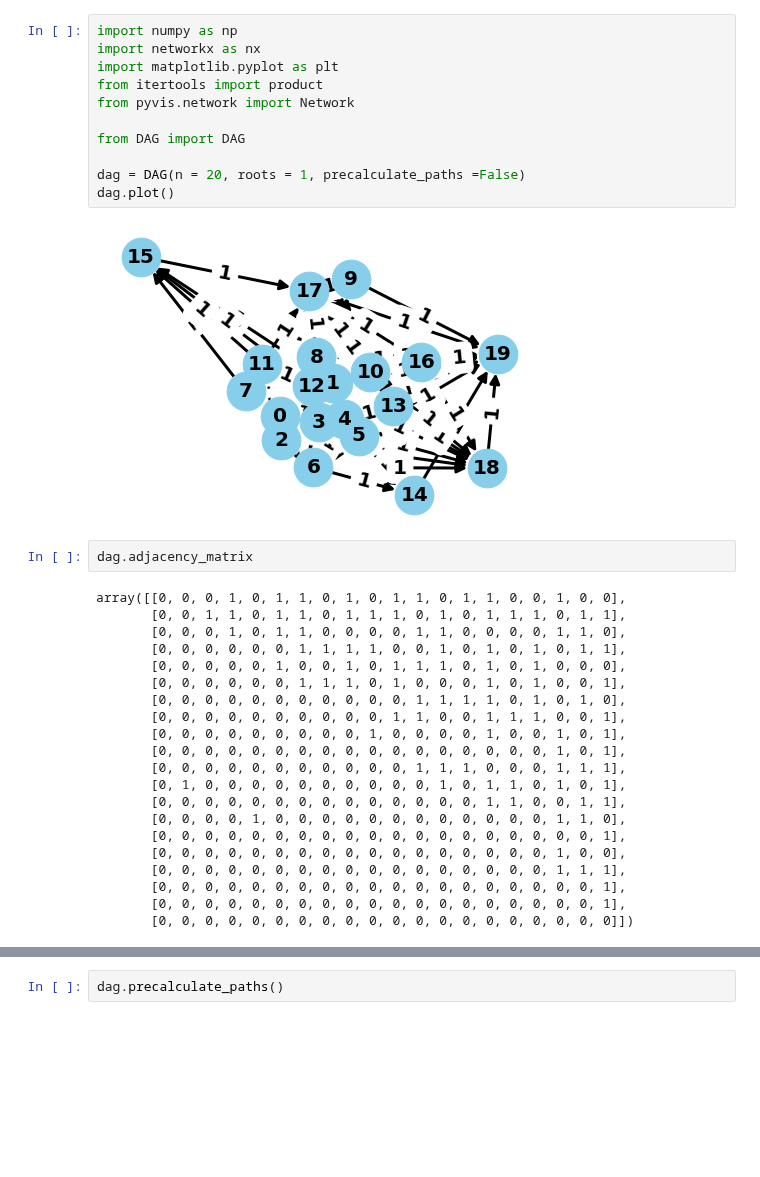
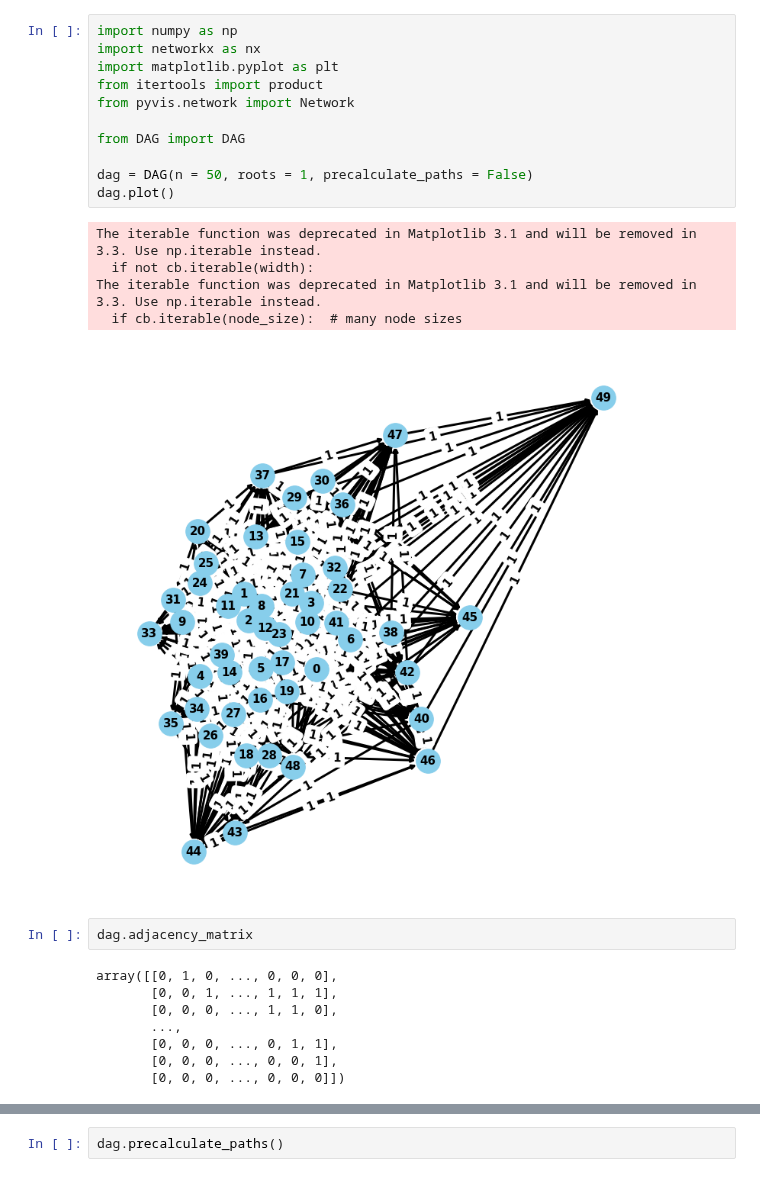
Before and after one commit to JakobSchauser/MscPhysics, a Jupyter notebook: PUK/Code/dag.ipynb, the cells around one changed output, grey strips where cells are left out. Drawn from its saved outputs; the diff is of its cells as text; blank space fills up the shorter version.

```diff
--- a/PUK/Code/dag.ipynb
+++ b/PUK/Code/dag.ipynb
@@ -1,37 +1,28 @@
 # %%
 import numpy as np
 import networkx as nx
 import matplotlib.pyplot as plt
 from itertools import product
 from pyvis.network import Network
 
 from DAG import DAG
 
-dag = DAG(n = 20, roots = 1, precalculate_paths =False)
+dag = DAG(n = 50, roots = 1, precalculate_paths = False)
 dag.plot()
 # %% [output]
+The iterable function was deprecated in Matplotlib 3.1 and will be removed in 3.3. Use np.iterable instead.
+  if not cb.iterable(width):
+The iterable function was deprecated in Matplotlib 3.1 and will be removed in 3.3. Use np.iterable instead.
+  if cb.iterable(node_size):  # many node sizes
-[figure, old version]
+[figure, new version]
 # %%
 dag.adjacency_matrix
 # %% [output]
-array([[0, 0, 0, 1, 0, 1, 1, 0, 1, 0, 1, 1, 0, 1, 1, 0, 0, 1, 0, 0],
-       [0, 0, 1, 1, 0, 1, 1, 0, 1, 1, 1, 0, 1, 0, 1, 1, 1, 0, 1, 1],
-       [0, 0, 0, 1, 0, 1, 1, 0, 0, 0, 0, 1, 1, 0, 0, 0, 0, 1, 1, 0],
-       [0, 0, 0, 0, 0, 0, 1, 1, 1, 1, 0, 0, 1, 0, 1, 0, 1, 0, 1, 1],
-       [0, 0, 0, 0, 0, 1, 0, 0, 1, 0, 1, 1, 1, 0, 1, 0, 1, 0, 0, 0],
-       [0, 0, 0, 0, 0, 0, 1, 1, 1, 0, 1, 0, 0, 0, 1, 0, 1, 0, 0, 1],
-       [0, 0, 0, 0, 0, 0, 0, 0, 0, 0, 0, 1, 1, 1, 1, 0, 1, 0, 1, 0],
-       [0, 0, 0, 0, 0, 0, 0, 0, 0, 0, 1, 1, 0, 0, 1, 1, 1, 0, 0, 1],
-       [0, 0, 0, 0, 0, 0, 0, 0, 0, 1, 0, 0, 0, 0, 1, 0, 0, 1, 0, 1],
-       [0, 0, 0, 0, 0, 0, 0, 0, 0, 0, 0, 0, 0, 0, 0, 0, 0, 1, 0, 1],
-       [0, 0, 0, 0, 0, 0, 0, 0, 0, 0, 0, 1, 1, 1, 0, 0, 0, 1, 1, 1],
-       [0, 1, 0, 0, 0, 0, 0, 0, 0, 0, 0, 0, 1, 0, 1, 1, 0, 1, 0, 1],
-       [0, 0, 0, 0, 0, 0, 0, 0, 0, 0, 0, 0, 0, 0, 1, 1, 0, 0, 1, 1],
-       [0, 0, 0, 0, 1, 0, 0, 0, 0, 0, 0, 0, 0, 0, 0, 0, 0, 1, 1, 0],
-       [0, 0, 0, 0, 0, 0, 0, 0, 0, 0, 0, 0, 0, 0, 0, 0, 0, 0, 0, 1],
-       [0, 0, 0, 0, 0, 0, 0, 0, 0, 0, 0, 0, 0, 0, 0, 0, 0, 1, 0, 0],
-       [0, 0, 0, 0, 0, 0, 0, 0, 0, 0, 0, 0, 0, 0, 0, 0, 0, 1, 1, 1],
-       [0, 0, 0, 0, 0, 0, 0, 0, 0, 0, 0, 0, 0, 0, 0, 0, 0, 0, 0, 1],
-       [0, 0, 0, 0, 0, 0, 0, 0, 0, 0, 0, 0, 0, 0, 0, 0, 0, 0, 0, 1],
-       [0, 0, 0, 0, 0, 0, 0, 0, 0, 0, 0, 0, 0, 0, 0, 0, 0, 0, 0, 0]])
+array([[0, 1, 0, ..., 0, 0, 0],
+       [0, 0, 1, ..., 1, 1, 1],
+       [0, 0, 0, ..., 1, 1, 0],
+       ...,
+       [0, 0, 0, ..., 0, 1, 1],
+       [0, 0, 0, ..., 0, 0, 1],
+       [0, 0, 0, ..., 0, 0, 0]])
 # %%
```
Also changed, not shown: parts of 2 cells of this notebook, 1 other file.
